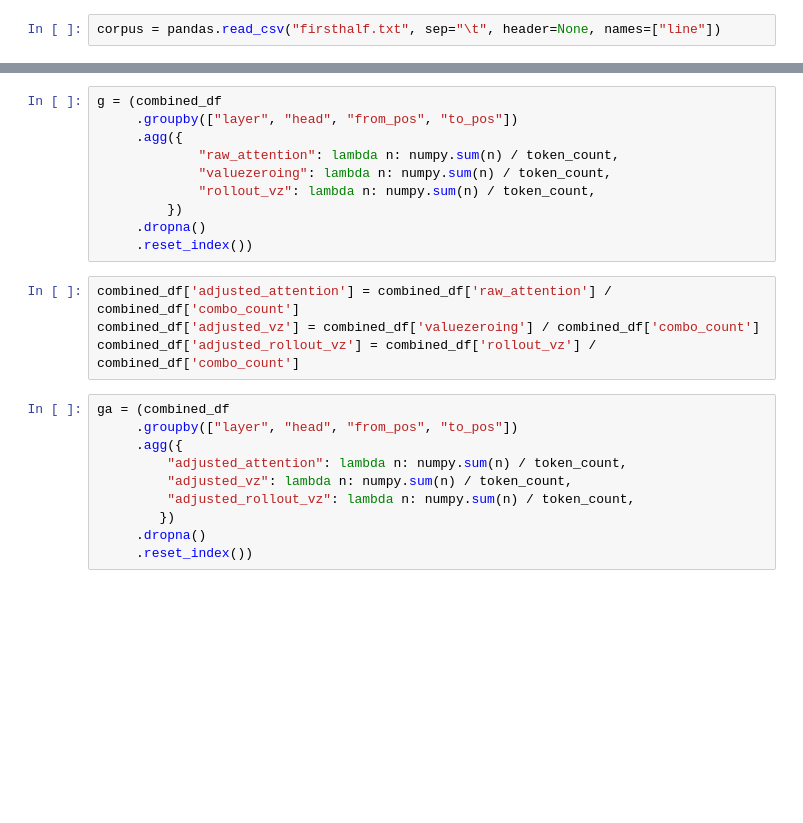
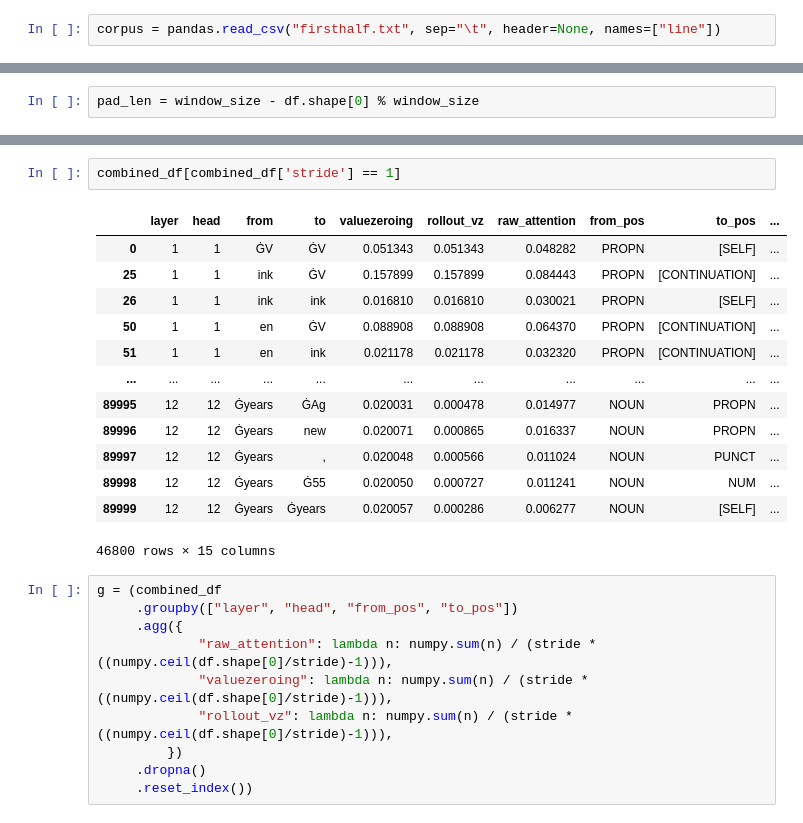
Before and after one commit to martijnvanbeers/nlp-attribution-notebooks, a Jupyter notebook: partofspeech_corpus-interactive.ipynb, the cells around one changed output, grey strips where cells are left out. Drawn from its saved outputs; the diff is of its cells as text; blank space fills up the shorter version.

```diff
--- a/partofspeech_corpus-interactive.ipynb
+++ b/partofspeech_corpus-interactive.ipynb
@@ -168,0 +159,2 @@ combined_df[
+# %%
+pad_len = window_size - df.shape[0] % window_size
@@ -169,24 +319,26 @@ combined_df[
+# %%
+combined_df[combined_df['stride'] == 1]
+# %% [output]
+|  | layer | head | from | to | valuezeroing | rollout_vz | raw_attention | from_pos | to_pos | ... |
+| 0 | 1 | 1 | ĠV | ĠV | 0.051343 | 0.051343 | 0.048282 | PROPN | [SELF] | ... |
+| 25 | 1 | 1 | ink | ĠV | 0.157899 | 0.157899 | 0.084443 | PROPN | [CONTINUATION] | ... |
+| 26 | 1 | 1 | ink | ink | 0.016810 | 0.016810 | 0.030021 | PROPN | [SELF] | ... |
+| 50 | 1 | 1 | en | ĠV | 0.088908 | 0.088908 | 0.064370 | PROPN | [CONTINUATION] | ... |
+| 51 | 1 | 1 | en | ink | 0.021178 | 0.021178 | 0.032320 | PROPN | [CONTINUATION] | ... |
+| ... | ... | ... | ... | ... | ... | ... | ... | ... | ... | ... |
+| 89995 | 12 | 12 | Ġyears | ĠAg | 0.020031 | 0.000478 | 0.014977 | NOUN | PROPN | ... |
+| 89996 | 12 | 12 | Ġyears | new | 0.020071 | 0.000865 | 0.016337 | NOUN | PROPN | ... |
+| 89997 | 12 | 12 | Ġyears | , | 0.020048 | 0.000566 | 0.011024 | NOUN | PUNCT | ... |
+| 89998 | 12 | 12 | Ġyears | Ġ55 | 0.020050 | 0.000727 | 0.011241 | NOUN | NUM | ... |
+| 89999 | 12 | 12 | Ġyears | Ġyears | 0.020057 | 0.000286 | 0.006277 | NOUN | [SELF] | ... |
+46800 rows × 15 columns
 # %%
 g = (combined_df
      .groupby(["layer", "head", "from_pos", "to_pos"])
      .agg({
-             "raw_attention": lambda n: numpy.sum(n) / token_count,
-             "valuezeroing": lambda n: numpy.sum(n) / token_count,
-             "rollout_vz": lambda n: numpy.sum(n) / token_count,
+             "raw_attention": lambda n: numpy.sum(n) / (stride * ((numpy.ceil(df.shape[0]/stride)-1))),
+             "valuezeroing": lambda n: numpy.sum(n) / (stride * ((numpy.ceil(df.shape[0]/stride)-1))),
+             "rollout_vz": lambda n: numpy.sum(n) / (stride * ((numpy.ceil(df.shape[0]/stride)-1))),
          })
      .dropna()
      .reset_index())
-# %%
-combined_df['adjusted_attention'] = combined_df['raw_attention'] / combined_df['combo_count']
-combined_df['adjusted_vz'] = combined_df['valuezeroing'] / combined_df['combo_count']
-combined_df['adjusted_rollout_vz'] = combined_df['rollout_vz'] / combined_df['combo_count']
-# %%
-ga = (combined_df
-     .groupby(["layer", "head", "from_pos", "to_pos"])
-     .agg({
-         "adjusted_attention": lambda n: numpy.sum(n) / token_count,
-         "adjusted_vz": lambda n: numpy.sum(n) / token_count,
-         "adjusted_rollout_vz": lambda n: numpy.sum(n) / token_count,
-        })
-     .dropna()
-     .reset_index())
```
Also changed, not shown: parts of 33 cells of this notebook, 1 other file.
